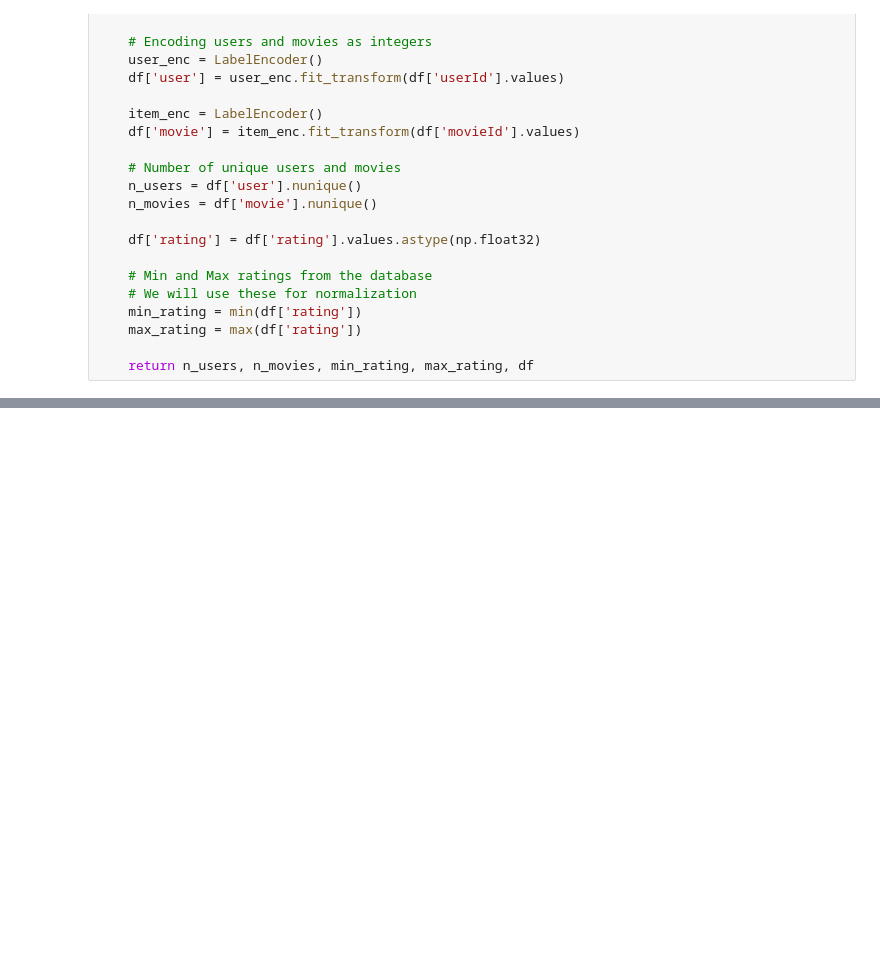
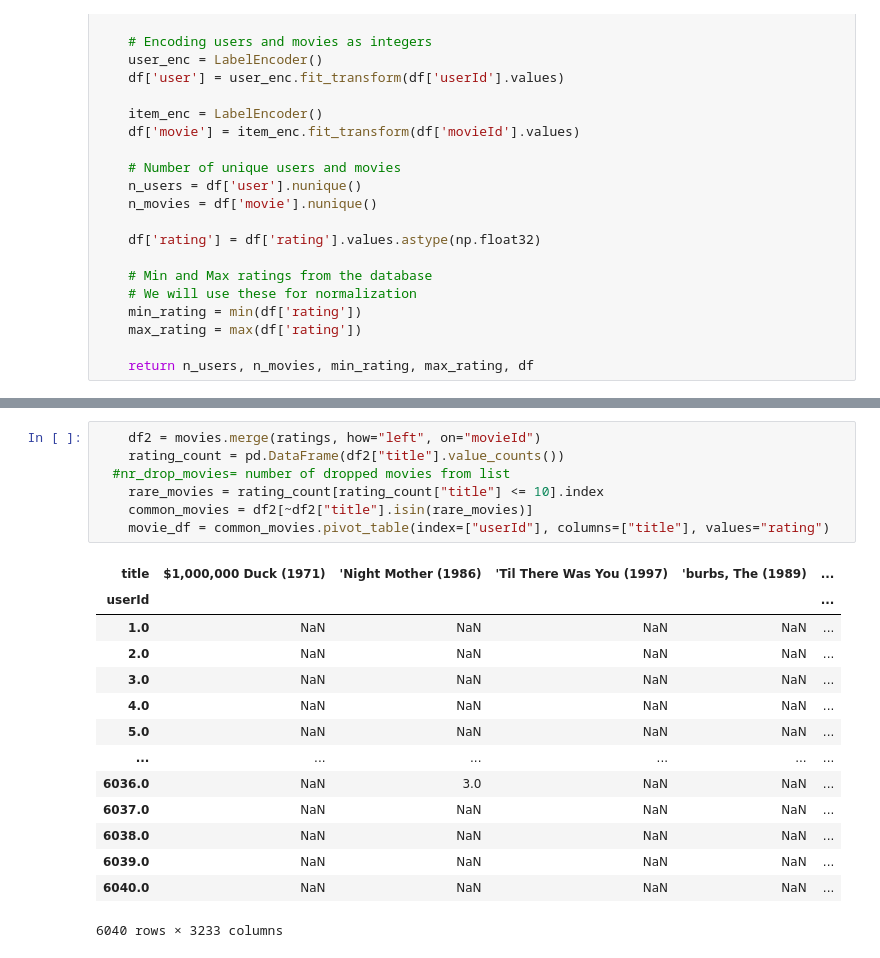
Before and after one commit to Aerospacerr/Recommender-Systems-by-Neural-Network, a Jupyter notebook: NN_Recommender_System.ipynb, the cells around one changed output, grey strips where cells are left out. Cells and saved outputs as stored; diff of their text form; blank space fills up the shorter version.

```diff
--- a/NN_Recommender_System.ipynb
+++ b/NN_Recommender_System.ipynb
@@ -124,3 +127,25 @@ def create_df(df):
+# %%
+    df2 = movies.merge(ratings, how="left", on="movieId")
+    rating_count = pd.DataFrame(df2["title"].value_counts())
+  #nr_drop_movies= number of dropped movies from list
+    rare_movies = rating_count[rating_count["title"] <= 10].index
+    common_movies = df2[~df2["title"].isin(rare_movies)]
+    movie_df = common_movies.pivot_table(index=["userId"], columns=["title"], values="rating")
+# %% [output]
+| title | $1,000,000 Duck (1971) | 'Night Mother (1986) | 'Til There Was You (1997) | 'burbs, The (1989) | ... |
+| userId |  |  |  |  | ... |
+| 1.0 | NaN | NaN | NaN | NaN | ... |
+| 2.0 | NaN | NaN | NaN | NaN | ... |
+| 3.0 | NaN | NaN | NaN | NaN | ... |
+| 4.0 | NaN | NaN | NaN | NaN | ... |
+| 5.0 | NaN | NaN | NaN | NaN | ... |
+| ... | ... | ... | ... | ... | ... |
+| 6036.0 | NaN | 3.0 | NaN | NaN | ... |
+| 6037.0 | NaN | NaN | NaN | NaN | ... |
+| 6038.0 | NaN | NaN | NaN | NaN | ... |
+| 6039.0 | NaN | NaN | NaN | NaN | ... |
+| 6040.0 | NaN | NaN | NaN | NaN | ... |
+6040 rows × 3233 columns
 # %%
 from sklearn.model_selection import train_test_split
 
```
Also changed, not shown: parts of 19 cells of this notebook.
